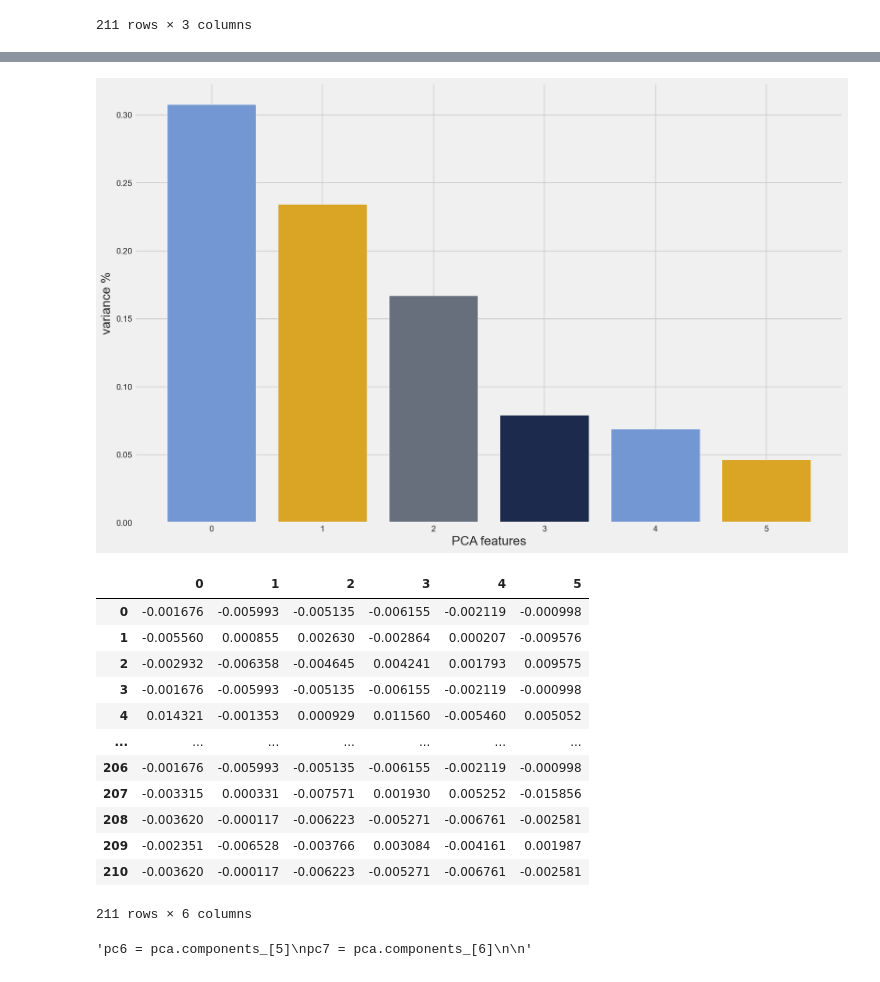
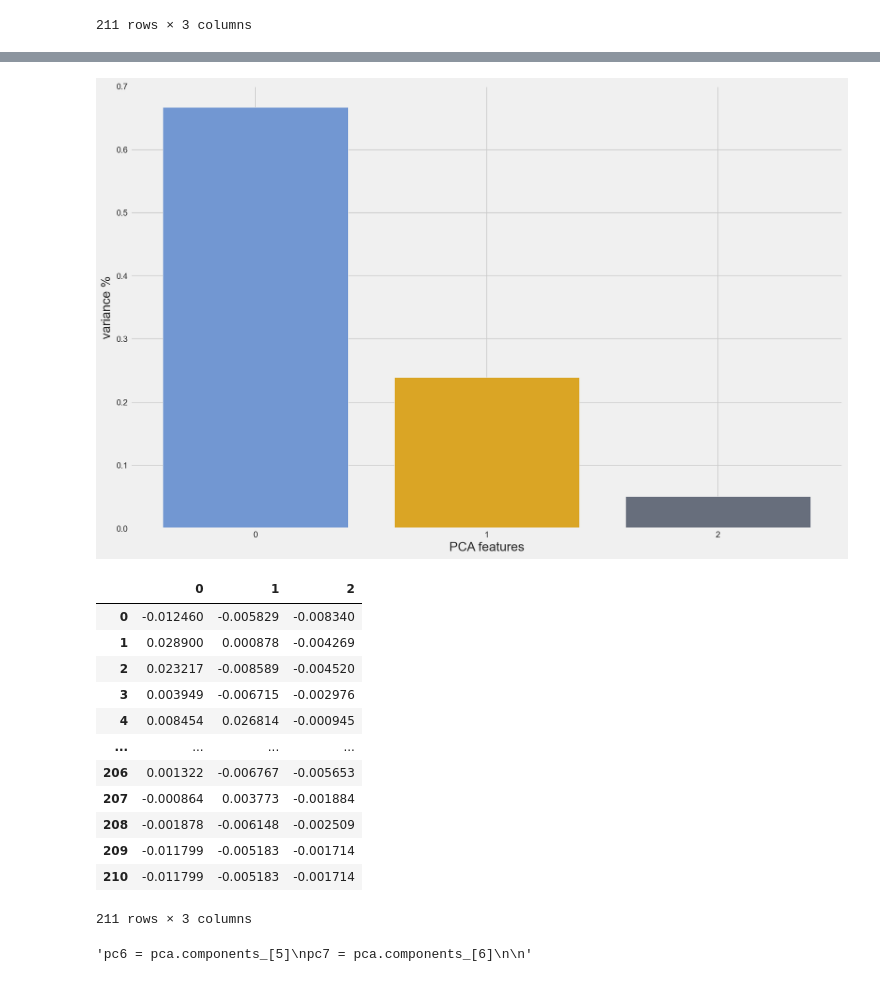
Before and after one commit to ptorres001/nyc_food_deserts, a Jupyter notebook: Cluster_Final.ipynb, the cells around one changed output, grey strips where cells are left out. Saved outputs shown, nothing was run; the diff lists cells and outputs as text; code cells hidden in the pictures.

```diff
--- a/Cluster_Final.ipynb
+++ b/Cluster_Final.ipynb
@@ -715,0 +691,6 @@ print(len(X))
+# %%
+y = ny_grouped[['Neighborhoods','Supermarket','Health Food Store','Market','Fruit & Vegetable Store', 'Fast Food Restaurant']]
+y.rename(columns={"Neighborhoods": "Neighborhood"}, inplace = True)
+
+X = ny_grouped[['Supermarket','Health Food Store','Market','Fruit & Vegetable Store', 'Fast Food Restaurant']]
+print(len(X))
@@ -716,38 +735,38 @@ print(len(X))
 # %%
 from sklearn.decomposition import PCA
 
 %config InlineBackend.figure_format='retina'
 # Standardize the data to have a mean of ~0 and a variance of 1
 X_std =  MinMaxScaler().fit_transform(X)
 # Create a PCA instance: pca
-pca = PCA(n_components=.9)
+pca = PCA(n_components=.95)
 principalComponents = pca.fit_transform(X)
 # Plot the explained variances
 features = range(pca.n_components_)
 plt.bar(features, pca.explained_variance_ratio_, color=('#7297d2','#daa525', '#676e7c', '#1b2a4d'))
 plt.xlabel('PCA features')
 plt.ylabel('variance %')
 plt.xticks(features)
 # Save components to a DataFrame
 PCA_components = pd.DataFrame(principalComponents)
 # %% [output]
-[figure, old version]
+[figure, new version]
 # %%
 PCA_components
 # %% [output]
-|  | 0 | 1 | 2 | 3 | 4 | 5 |
-| 0 | -0.001676 | -0.005993 | -0.005135 | -0.006155 | -0.002119 | -0.000998 |
-| 1 | -0.005560 | 0.000855 | 0.002630 | -0.002864 | 0.000207 | -0.009576 |
-| 2 | -0.002932 | -0.006358 | -0.004645 | 0.004241 | 0.001793 | 0.009575 |
-| 3 | -0.001676 | -0.005993 | -0.005135 | -0.006155 | -0.002119 | -0.000998 |
-| 4 | 0.014321 | -0.001353 | 0.000929 | 0.011560 | -0.005460 | 0.005052 |
-| ... | ... | ... | ... | ... | ... | ... |
-| 206 | -0.001676 | -0.005993 | -0.005135 | -0.006155 | -0.002119 | -0.000998 |
-| 207 | -0.003315 | 0.000331 | -0.007571 | 0.001930 | 0.005252 | -0.015856 |
-| 208 | -0.003620 | -0.000117 | -0.006223 | -0.005271 | -0.006761 | -0.002581 |
-| 209 | -0.002351 | -0.006528 | -0.003766 | 0.003084 | -0.004161 | 0.001987 |
-| 210 | -0.003620 | -0.000117 | -0.006223 | -0.005271 | -0.006761 | -0.002581 |
+|  | 0 | 1 | 2 |
+| 0 | -0.012460 | -0.005829 | -0.008340 |
+| 1 | 0.028900 | 0.000878 | -0.004269 |
+| 2 | 0.023217 | -0.008589 | -0.004520 |
+| 3 | 0.003949 | -0.006715 | -0.002976 |
+| 4 | 0.008454 | 0.026814 | -0.000945 |
+| ... | ... | ... | ... |
+| 206 | 0.001322 | -0.006767 | -0.005653 |
+| 207 | -0.000864 | 0.003773 | -0.001884 |
+| 208 | -0.001878 | -0.006148 | -0.002509 |
+| 209 | -0.011799 | -0.005183 | -0.001714 |
+| 210 | -0.011799 | -0.005183 | -0.001714 |
-211 rows × 6 columns
+211 rows × 3 columns
 # %%
 eig_values = pca.explained_variance_
 eig_vectors = pca.components_
```
Also changed, not shown: parts of 53 cells of this notebook.
